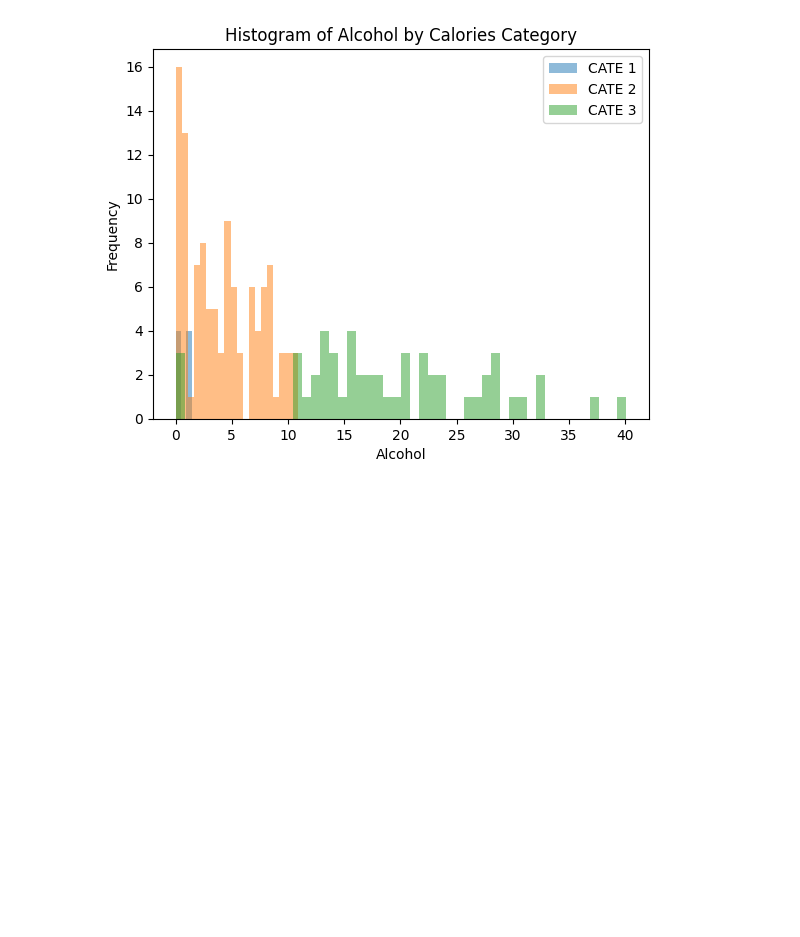
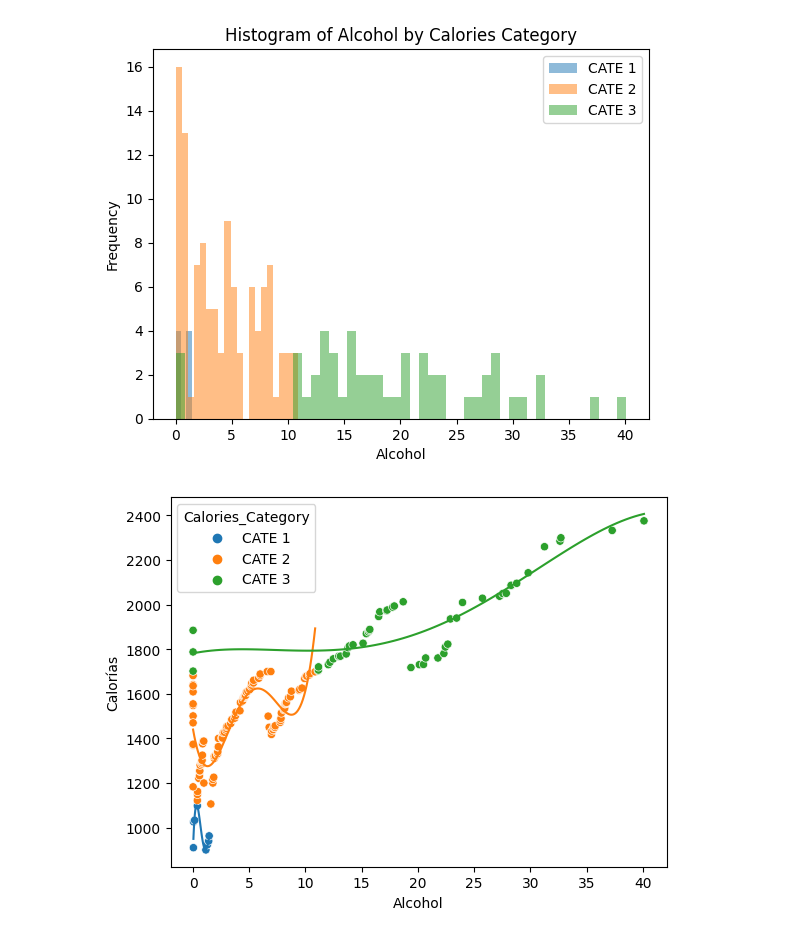
Before and after one commit to prausela/nutri-stats, a Jupyter notebook: main.ipynb, the cells around one changed output. Cells and saved outputs as stored; diff of their text form; code cells hidden in the pictures; blank space fills up the shorter version.

```diff
--- a/main.ipynb
+++ b/main.ipynb
@@ -198,8 +216,0 @@ Alcohol Intake by Calories
-# %%
-nm_df['Calories_Category'] = pd.cut(nm_df['Calorías'], bins=[-float('inf'), 1100, 1700, float('inf')], labels=['CATE 1', 'CATE 2', 'CATE 3'])
-plt.figure()
-sns.boxplot(x='Calories_Category', y='Alcohol', data=nm_df)
-plt.title('Boxplot of Alcohol Intake by Calorie Category')
-plt.xlabel('Calorie Category')
-plt.ylabel('Alcohol')
-plt.show()
@@ -218,3 +227,20 @@ plt.legend()
 plt.show()
 # %% [output]
 [figure]
+# %%
+plt.figure()
+sns.scatterplot(x='Alcohol', y='Calorías', hue='Calories_Category', data=nm_df)
+
+for category in nm_df['Calories_Category'].unique():
+    subset = nm_df[nm_df['Calories_Category'] == category]
+    coeffs = np.polyfit(subset['Alcohol'], subset['Calorías'], deg=4)
+    poly = np.poly1d(coeffs)
+    x_range = np.linspace(subset['Alcohol'].min(), subset['Alcohol'].max(), 100)
+    plt.plot(x_range, poly(x_range), label=f'{category} Fit')
+
+
+# subset1 = nm_df[nm_df['Calories_Category'] == 'CATE 1']
+# m, b = np.polyfit(subset1['Alcohol'], subset1['Calorías'], 1)
+# plt.plot(subset1['Alcohol'], m*subset1['Alcohol']+b)
+# %% [output]
+[figure, added]
```
Also changed, not shown: parts of 18 cells of this notebook.
